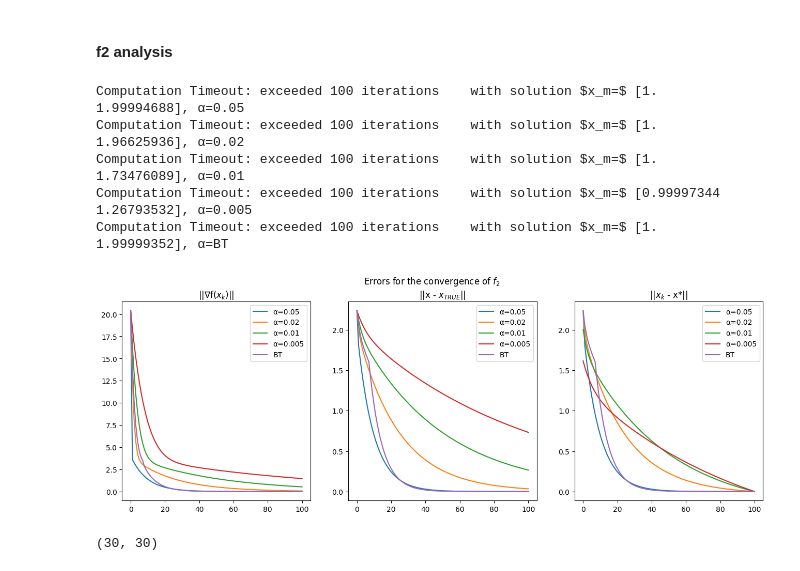
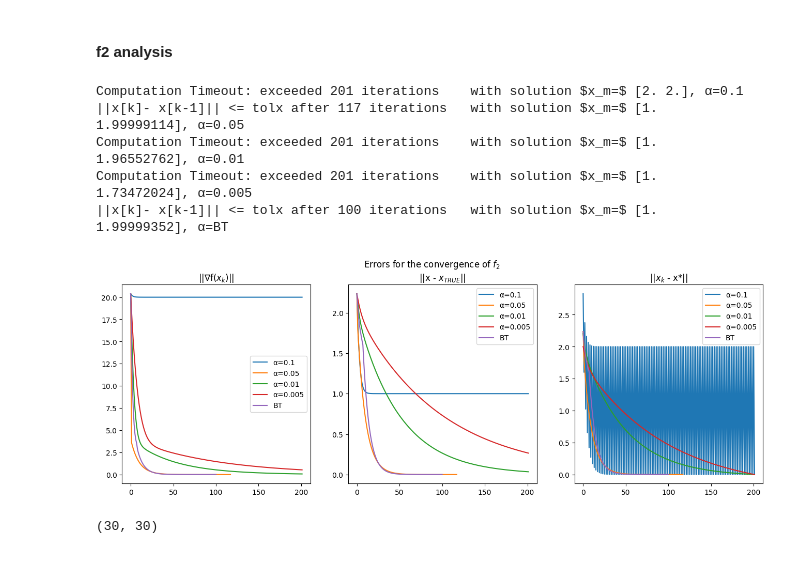
Before and after one commit to MatteoFusconi/Artificial-Intelligence-master, a Jupyter notebook: methods/homework3.ipynb, the cells around one changed output. Drawn from its saved outputs; the diff is of its cells as text; code cells hidden in the pictures.

```diff
--- a/methods/homework3.ipynb
+++ b/methods/homework3.ipynb
@@ -222,46 +222,46 @@ plt.show()
 # %% [markdown]
 #### f2 analysis
 # %%
-alpha = (.05, .02, .01, .005)
+alpha = (.1, .05, .01, .005)
 x_sol = np.array([1,2])
 
 plt.figure(figsize=(16, 5))
 plt.suptitle("Errors for the convergence of $f_2$")
 for a in alpha:
-    x, k, f_val, grads, err, err_true, err_star = GD(f2, grad_f2, alpha= a, x0 = np.zeros((2,)), kmax = 100, tolf = 1e-6, tolx= 1e-6, x_true= x_sol)
+    x, k, f_val, grads, err, err_true, err_star = GD(f2, grad_f2, alpha= a, x0 = np.zeros((2,)), kmax = 201, tolf = 1e-6, tolx= 1e-6, x_true= x_sol)
     plt.subplot(1,3,1)
     plt.plot(np.linspace(0, k, k+1, dtype= int), err)
 
     plt.subplot(1,3,2)
     plt.plot(np.linspace(0, k, k+1, dtype= int), err_true)
 
     plt.subplot(1,3,3)
     plt.plot(np.linspace(0, k, k+1, dtype= int), err_star)
 
-x, k, f_val, grads, err, err_true, err_star = GD_b(f2, grad_f2, x0 = np.zeros((2,)), kmax = 100, tolf = 1e-6, tolx= 1e-6, x_true= x_sol)
+x, k, f_val, grads, err, err_true, err_star = GD_b(f2, grad_f2, x0 = np.zeros((2,)), kmax = 200, tolf = 1e-6, tolx= 1e-6, x_true= x_sol)
 plt.subplot(1,3,1)
 plt.title("||\N{NABLA}f($x_k$)||")
 plt.plot(np.linspace(0, k, k+1, dtype= int), err)
 plt.legend([f"\u03B1={a}" for a in alpha] + ["BT"])
 
 plt.subplot(1,3,2)
 plt.title("||x - $x_{TRUE}$||")
 plt.plot(np.linspace(0, k, k+1, dtype= int), err_true)
 plt.legend([f"\u03B1={a}" for a in alpha] + ["BT"])
 
 plt.subplot(1,3,3)
 plt.title("||$x_k$ - x*||")
 plt.plot(np.linspace(0, k, k+1, dtype= int), err_star)
 plt.legend([f"\u03B1={a}" for a in alpha] + ["BT"])
 
 plt.show()
 # %% [output]
-Computation Timeout: exceeded 100 iterations    with solution $x_m=$ [1.         1.99994688], α=0.05
-Computation Timeout: exceeded 100 iterations    with solution $x_m=$ [1.         1.96625936], α=0.02
-Computation Timeout: exceeded 100 iterations    with solution $x_m=$ [1.         1.73476089], α=0.01
-Computation Timeout: exceeded 100 iterations    with solution $x_m=$ [0.99997344 1.26793532], α=0.005
-Computation Timeout: exceeded 100 iterations    with solution $x_m=$ [1.         1.99999352], α=BT
+Computation Timeout: exceeded 201 iterations    with solution $x_m=$ [2. 2.], α=0.1
+||x[k]- x[k-1]|| <= tolx after 117 iterations   with solution $x_m=$ [1.         1.99999114], α=0.05
+Computation Timeout: exceeded 201 iterations    with solution $x_m=$ [1.         1.96552762], α=0.01
+Computation Timeout: exceeded 201 iterations    with solution $x_m=$ [1.         1.73472024], α=0.005
+||x[k]- x[k-1]|| <= tolx after 100 iterations   with solution $x_m=$ [1.         1.99999352], α=BT
-[figure, old version]
+[figure, new version]
 # %%
 xv = np.linspace(-2,4, 30)
 yv = np.linspace(-1,5, 30)
```
Also changed, not shown: parts of 6 cells of this notebook, 4 other files.
